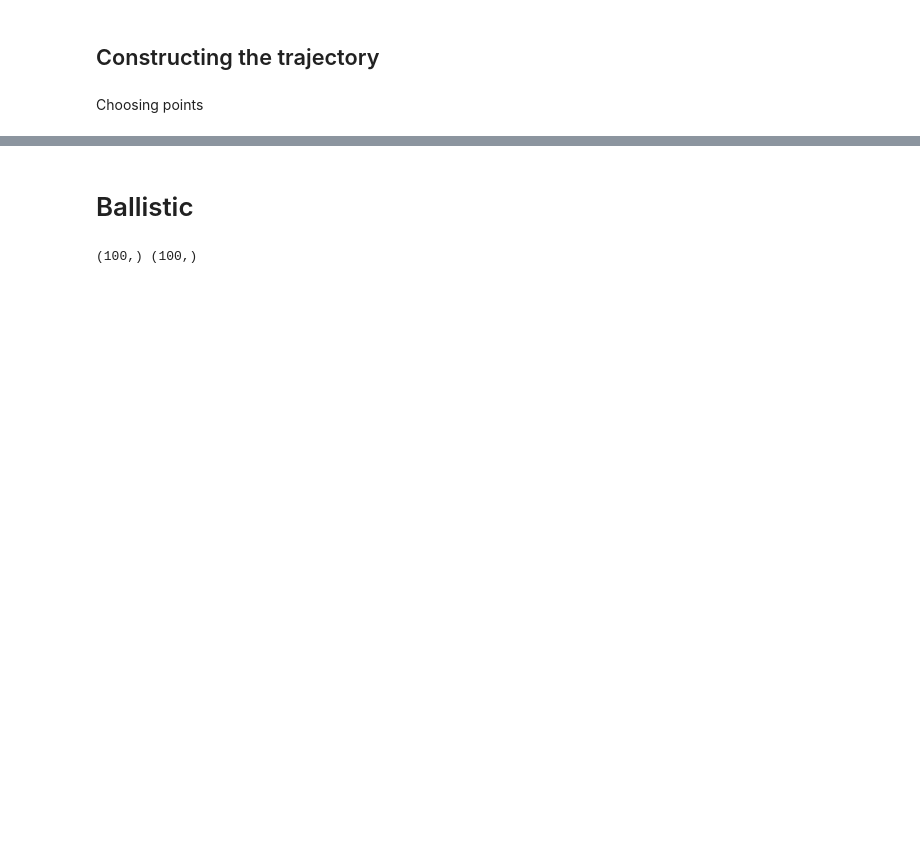
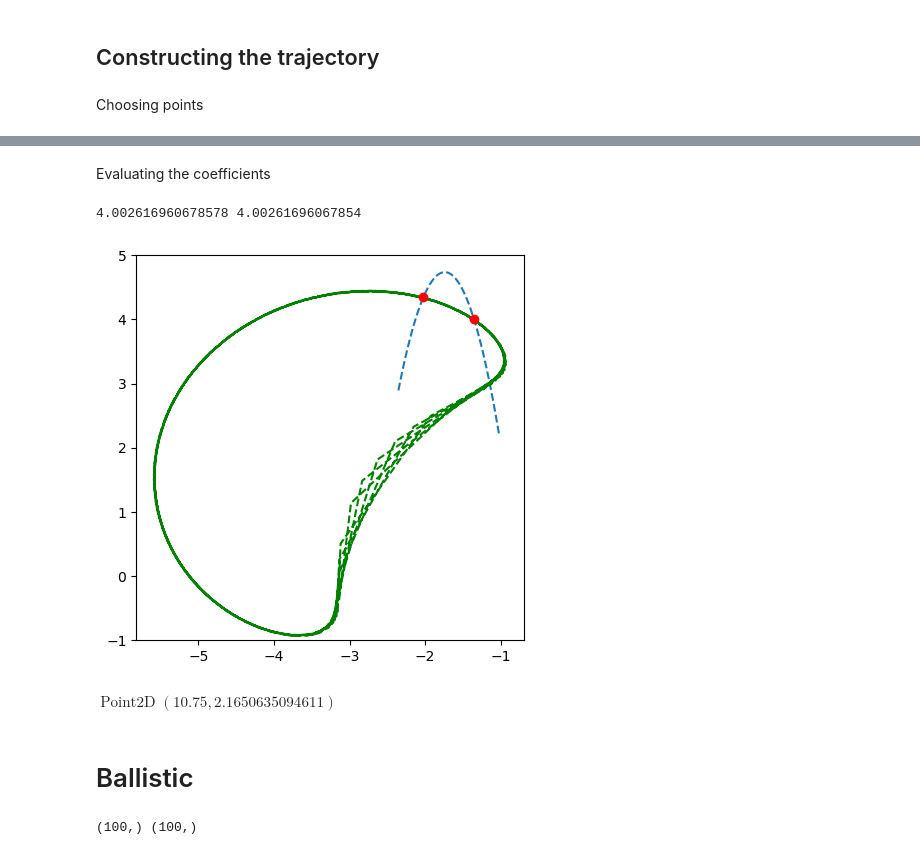
Before and after one commit to m8dotpie/mamcw.prj, a Jupyter notebook: Experiments/synthesis1.ipynb, the cells around one changed output, grey strips where cells are left out. Cells and saved outputs as stored; diff of their text form; code cells hidden in the pictures; blank space fills up the shorter version.

```diff
--- a/Experiments/synthesis1.ipynb
+++ b/Experiments/synthesis1.ipynb
@@ -342,3 +316,34 @@ c = (
+# %% [markdown]
+Evaluating the coefficients
+# %%
+g = 9.81
+b,c = sp.symbols('b,c')
+
+res = sp.solve([
+    - (g*parabola_points[0][0]**2)/2 + b*parabola_points[0][0] + c - parabola_points[0][1],
+    -(g*parabola_points[1][0]**2)/2 + b*parabola_points[1][0] + c - parabola_points[1][1]
+])
+
+
+parabola = lambda x: -g/2 * x**2 + float(res[b])*x + float(res[c])
+print(parabola(parabola_points[0][0]), parabola_points[0][1])
+# %% [output]
+4.002616960678578 4.00261696067854
+# %%
+fig, ax = plt.subplots(figsize = (5, 5))
+ax.set_ylim(-1, 5)
+dx = np.linspace((parabola_points[0][0]-1), parabola_points[1][0]+1, 100)
+
+ax.plot(dx, parabola(dx), '--')
+ax.plot(ee1s_precise[:, 0], ee1s_precise[:, 1], 'g--')
+for point in parabola_points:
+    ax.plot(point[0], point[1], 'ro')
+# %% [output]
+[figure, added]
+# %%
+center22.evalf()
+# %% [output]
+$\displaystyle \operatorname{Point2D}\left(10.75, 2.1650635094611\right)$
 # %%
 fig, ax = plt.subplots(2, 2, figsize=(10, 10))
 ax = np.array(ax)
```
Also changed, not shown: parts of 9 cells of this notebook, 3 other files.
